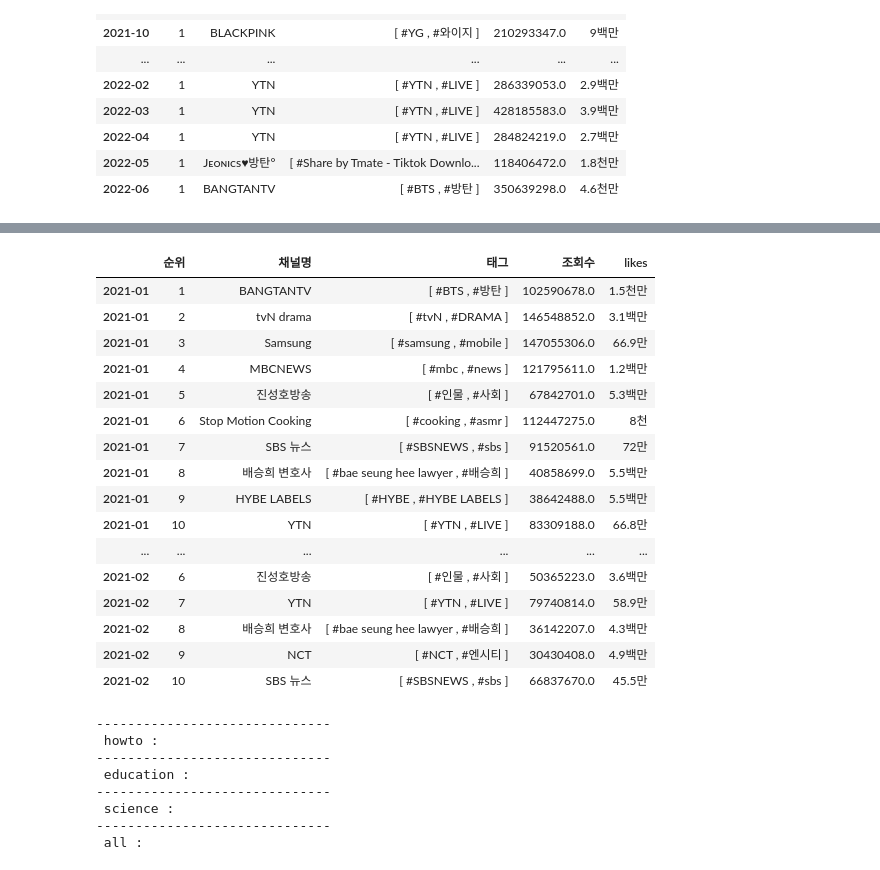
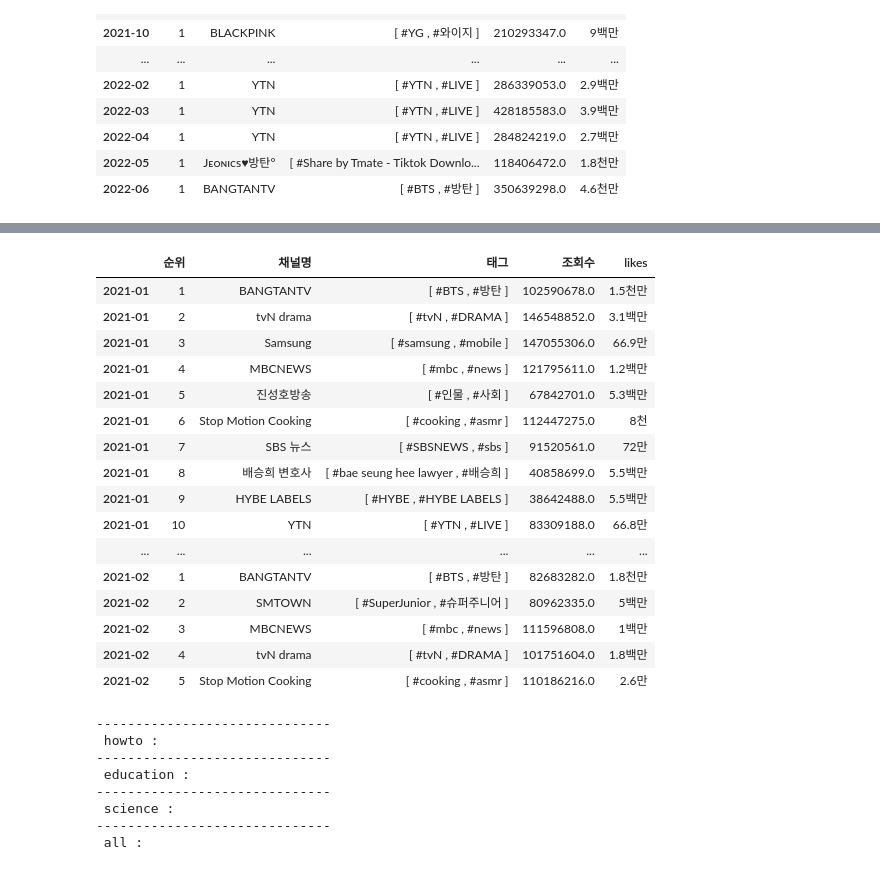
Before and after one commit to blueberrysmoooothie/programing_Practice, a Jupyter notebook: scraping/team3/YoutubeTrend.ipynb, the cells around one changed output, grey strips where cells are left out. Saved outputs shown, nothing was run; the diff lists cells and outputs as text; code cells hidden in the pictures.

```diff
--- a/scraping/team3/YoutubeTrend.ipynb
+++ b/scraping/team3/YoutubeTrend.ipynb
@@ -163,13 +153,13 @@ top_popular_df
 # %%
-
+# 전체 토픽의 월별 인기순위 1위 ~ 15위
 df_dict ={'순위':[], '채널명':[], '태그':[], '조회수':[], 'likes':[]}
 for mon in month_code:
 #     print(month_code.index(mon), end = ': ')
-    df_dict = get_top_popular(total_popular_url+mon,df_dict, rank = 10)
+    df_dict = get_top_popular(total_popular_url+mon,df_dict, rank = 15)
 
-ind = pd.period_range('2021-01-01','2022-06-30',freq = 'm').to_list()*10
-top_20_popular_df = pd.DataFrame(df_dict, index = sorted(ind))
-top_20_popular_df
+ind = pd.period_range('2021-01-01','2022-06-30',freq = 'm').to_list()*15
+top_15_popular_df = pd.DataFrame(df_dict, index = sorted(ind))
+top_15_popular_df
 # %% [output]
 ad
 ad
@@ -205,21 +195,21 @@ ad
 # %%
-top_20_popular_df[:20]
+top_15_popular_df[:20]
 # %% [output]
 |  | 순위 | 채널명 | 태그 | 조회수 | likes |
 | 2021-01 | 1 | BANGTANTV | [ #BTS , #방탄 ] | 102590678.0 | 1.5천만 |
 | 2021-01 | 2 | tvN drama | [ #tvN , #DRAMA ] | 146548852.0 | 3.1백만 |
 | 2021-01 | 3 | Samsung | [ #samsung , #mobile ] | 147055306.0 | 66.9만 |
 | 2021-01 | 4 | MBCNEWS | [ #mbc , #news ] | 121795611.0 | 1.2백만 |
 | 2021-01 | 5 | 진성호방송 | [ #인물 , #사회 ] | 67842701.0 | 5.3백만 |
 | 2021-01 | 6 | Stop Motion Cooking | [ #cooking , #asmr ] | 112447275.0 | 8천 |
 | 2021-01 | 7 | SBS 뉴스 | [ #SBSNEWS , #sbs ] | 91520561.0 | 72만 |
 | 2021-01 | 8 | 배승희 변호사 | [ #bae seung hee lawyer , #배승희 ] | 40858699.0 | 5.5백만 |
 | 2021-01 | 9 | HYBE LABELS | [ #HYBE , #HYBE LABELS ] | 38642488.0 | 5.5백만 |
 | 2021-01 | 10 | YTN | [ #YTN , #LIVE ] | 83309188.0 | 66.8만 |
 | ... | ... | ... | ... | ... | ... |
-| 2021-02 | 6 | 진성호방송 | [ #인물 , #사회 ] | 50365223.0 | 3.6백만 |
-| 2021-02 | 7 | YTN | [ #YTN , #LIVE ] | 79740814.0 | 58.9만 |
-| 2021-02 | 8 | 배승희 변호사 | [ #bae seung hee lawyer , #배승희 ] | 36142207.0 | 4.3백만 |
-| 2021-02 | 9 | NCT | [ #NCT , #엔시티 ] | 30430408.0 | 4.9백만 |
-| 2021-02 | 10 | SBS 뉴스 | [ #SBSNEWS , #sbs ] | 66837670.0 | 45.5만 |
+| 2021-02 | 1 | BANGTANTV | [ #BTS , #방탄 ] | 82683282.0 | 1.8천만 |
+| 2021-02 | 2 | SMTOWN | [ #SuperJunior , #슈퍼주니어 ] | 80962335.0 | 5백만 |
+| 2021-02 | 3 | MBCNEWS | [ #mbc , #news ] | 111596808.0 | 1백만 |
+| 2021-02 | 4 | tvN drama | [ #tvN , #DRAMA ] | 101751604.0 | 1.8백만 |
+| 2021-02 | 5 | Stop Motion Cooking | [ #cooking , #asmr ] | 110186216.0 | 2.6만 |
 # %%
```
Also changed, not shown: parts of 36 cells of this notebook.
